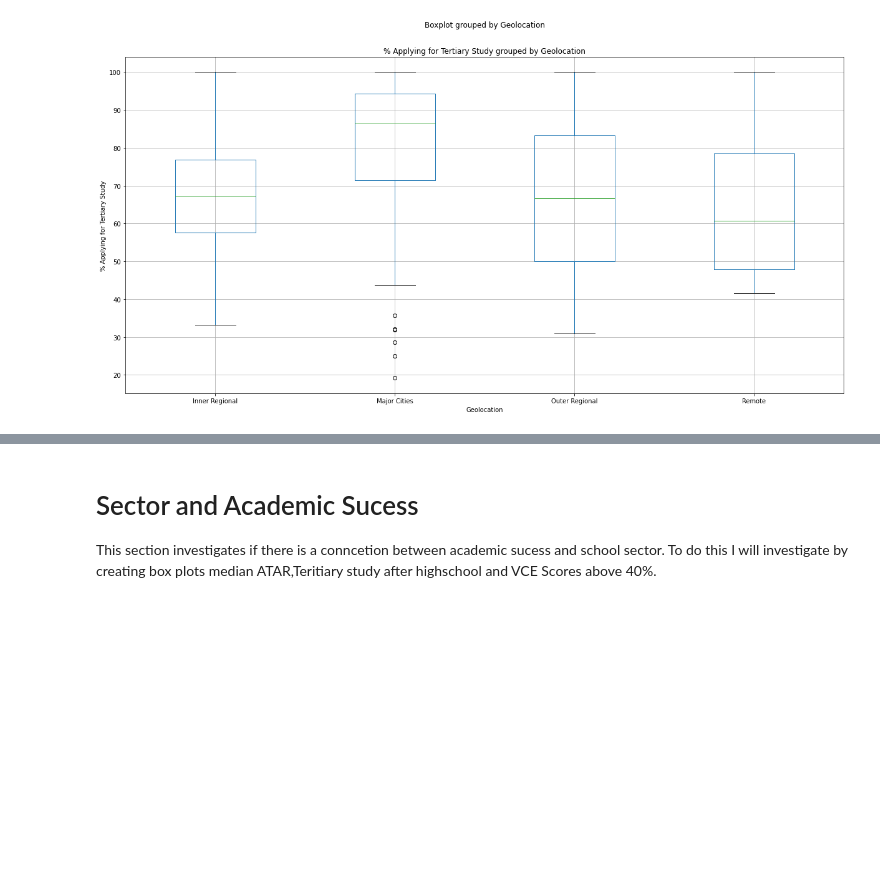
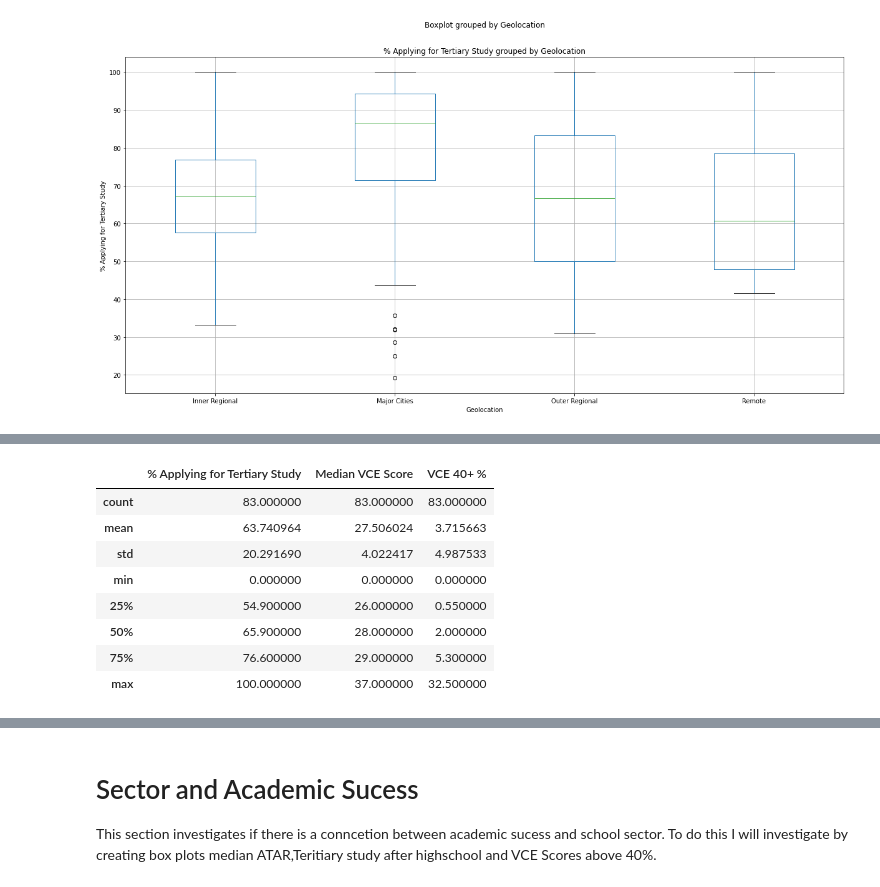
Before and after one commit to joshmartin33/project-one, a Jupyter notebook: analysis.ipynb, the cells around one changed output, grey strips where cells are left out. Saved outputs shown, nothing was run; the diff lists cells and outputs as text; code cells hidden in the pictures; blank space fills up the shorter version.

```diff
--- a/analysis.ipynb
+++ b/analysis.ipynb
@@ -259,0 +305,14 @@ plt.savefig('output/tertiary_box.png')
+# %%
+inner_regional_academic = pd.DataFrame(school_df.loc[(school_df['Geolocation'] == 'Inner Regional')])
+inner_regional_academic.drop(inner_regional_academic.columns[[5,6,7]],axis=1,inplace=True)
+inner_regional_academic.describe()
+# %% [output]
+|  | % Applying for Tertiary Study | Median VCE Score | VCE 40+ % |
+| count | 83.000000 | 83.000000 | 83.000000 |
+| mean | 63.740964 | 27.506024 | 3.715663 |
+| std | 20.291690 | 4.022417 | 4.987533 |
+| min | 0.000000 | 0.000000 | 0.000000 |
+| 25% | 54.900000 | 26.000000 | 0.550000 |
+| 50% | 65.900000 | 28.000000 | 2.000000 |
+| 75% | 76.600000 | 29.000000 | 5.300000 |
+| max | 100.000000 | 37.000000 | 32.500000 |
```
Also changed, not shown: parts of 13 cells of this notebook.
